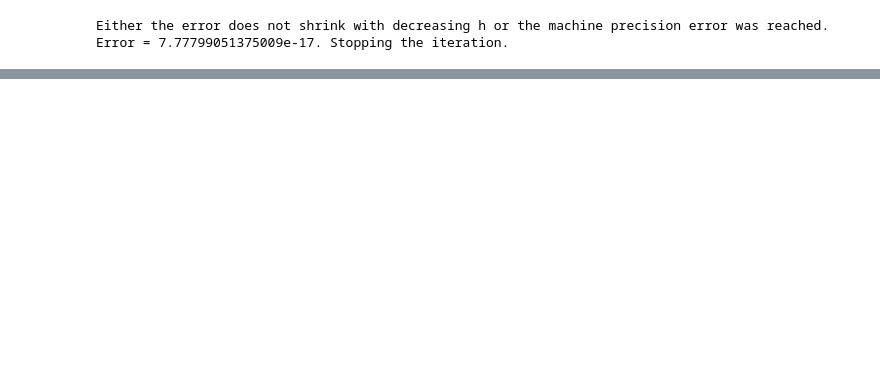
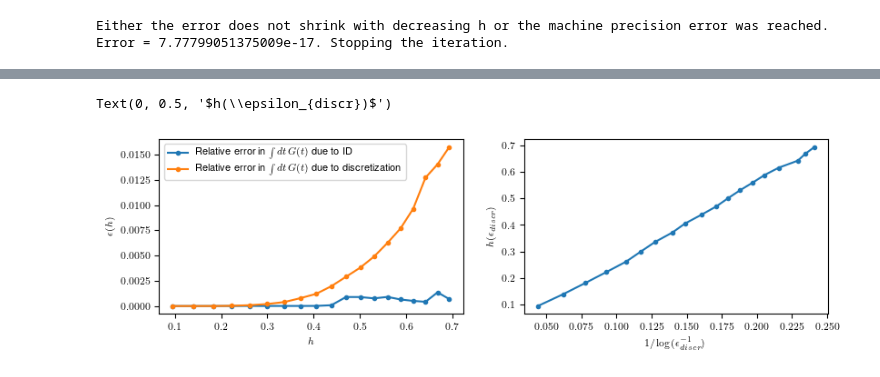
Before and after one commit to jthoenniss/RealTimeID, a Jupyter notebook: error_analysis.ipynb, the cells around one changed output, grey strips where cells are left out. Saved outputs shown, nothing was run; the diff lists cells and outputs as text; code cells hidden in the pictures; blank space fills up the shorter version.

Commit message:
updated plot scripts to separate them for different figures and make them more compact

```diff
--- a/error_analysis.ipynb
+++ b/error_analysis.ipynb
@@ -429,0 +120,18 @@ Text(0, 0.5, 'Density of frequency points')
+# %%
+
+fig, axs = plt.subplots(1, 2, figsize=(9.5,2.5))
+
+
+axs[0].plot(h_vals,propagator_errors,label="Relative error in " + r"$\int dt\, G(t)$" + " due to ID",marker="o",linestyle="-",markersize=3,)
+axs[0].plot(h_vals,errors,label="Relative error in " + r"$\int dt\,G(t)$" + " due to discretization",marker="o",linestyle="-",markersize=3,)
+axs[0].set_xlabel(r"$h$")
+axs[0].set_ylabel(r"$\epsilon(h)$")
+axs[0].legend()
+
+
+axs[1].plot(1 / np.log(1 / errors), h_vals, marker="o", linestyle="-", markersize=3)
+axs[1].set_xlabel(r"$1/\log(\epsilon_{discr}^{-1})$")
+axs[1].set_ylabel(r"$h(\epsilon_{discr})$")
+# %% [output]
+Text(0, 0.5, '$h(\\epsilon_{discr})$')
+[figure, added]
```
Also changed, not shown: parts of 6 cells of this notebook.
